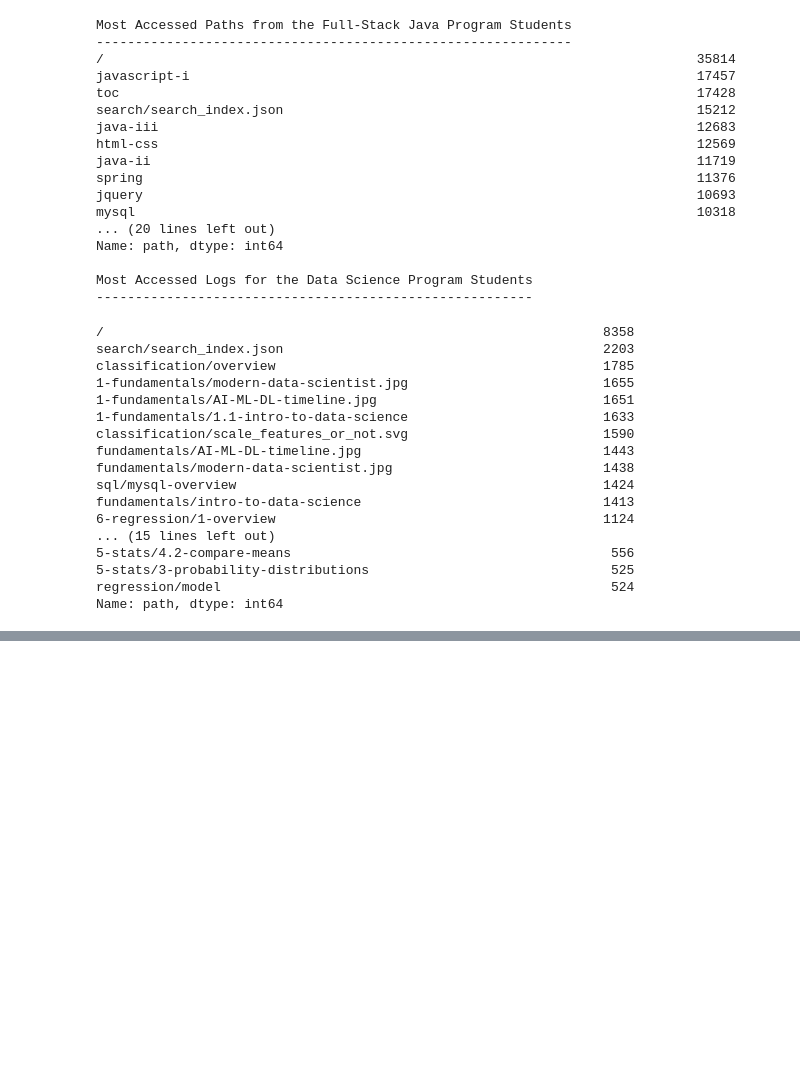
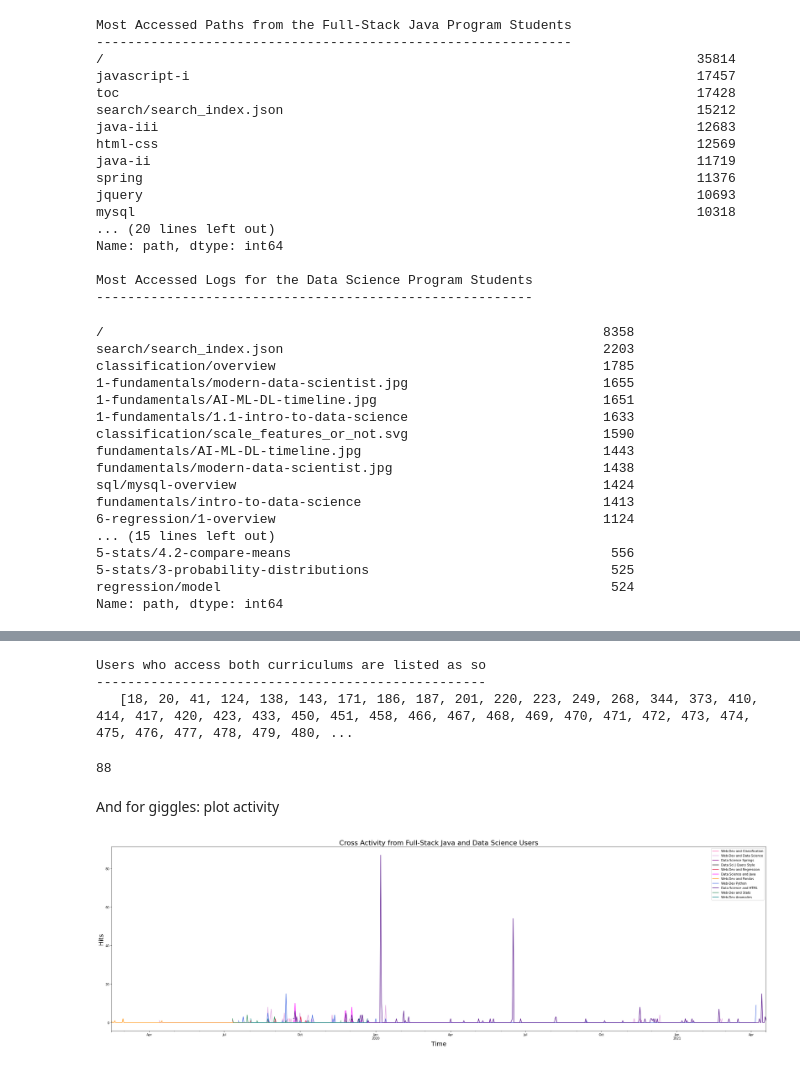
Before and after one commit to masonsherbondy/anomaly-detection-exercises, a Jupyter notebook: time_series_anomaly_detection.ipynb, the cells around one changed output, grey strips where cells are left out. Drawn from its saved outputs; the diff is of its cells as text; code cells hidden in the pictures; blank space fills up the shorter version.

```diff
--- a/time_series_anomaly_detection.ipynb
+++ b/time_series_anomaly_detection.ipynb
@@ -506,0 +494,72 @@ len(divergents)
+# %%
+# view some user ids that view popular material from another curriculum
+print(f'Users who access both curriculums are listed as so\n\
+--------------------------------------------------\n   {divergents}.')
+# %% [output]
+Users who access both curriculums are listed as so
+--------------------------------------------------
+   [18, 20, 41, 124, 138, 143, 171, 186, 187, 201, 220, 223, 249, 268, 344, 373, 410, 414, 417, 420, 423, 433, 450, 451, 458, 466, 467, 468, 469, 470, 471, 472, 473, 474, 475, 476, 477, 478, 479, 480, ...
+# %%
+# count number of divergents found
+len(divergents)
+# %% [output]
+88
+# %% [markdown]
+And for giggles: plot activity
+# %%
+plt.figure(figsize = (38, 11))    # create figure for plots
+
+plt.title('Cross Activity from Full-Stack Java and Data Science Users', size = 22)    # title
+
+java_regression = cross_activity.path.resample('D').count()    # resample web dev users looking up regression
+
+ds_java = cross_active.path.resample('D').count()    # resample data science users looking up java
+
+java_pandas = cross_activity2.path.resample('D').count()    # resample web dev users looking up pandas
+
+java_python = cross_activity3.path.resample('D').count()    # resample web dev users looking up python
+
+ds_html = cross_active2.path.resample('D').count()    # resample data science users looking up html
+
+java_stats = cross_activity4.path.resample('D').count()    # resample web dev users looking up stats
+
+jawa_anomaly = cross_activity5.path.resample('D').count()    # resample web dev users looking up anomaly material
+
+cross_act6 = cross_activity6.path.resample('D').count()    # resample web dev and classification logs
+
+cross_act7 = cross_activity7.path.resample('D').count()    # resample web dev and classification logs
+
+cross_act3 = cross_active3.path.resample('D').count()    # resample data science research into spring
+
+cross_act4 = cross_active4.path.resample('D').count()    # resample data science research into jquery
+
+
+cross_act6.plot(color = 'hotpink', label = 'Web-Dev and Classification')    # plot web dev and classification logs
+
+cross_act7.plot(color = 'plum', label = 'Web-Dev and Data Science')     # plot web dev data science paths
+
+cross_act3.plot(color = 'darkmagenta', label = 'Data Science Springs')    # plot data science research into spring
+
+cross_act4.plot(color = 'black', label = 'Data Sci J Query Style')    # plot data science research into jquery
+
+java_regression.plot(color = 'crimson', label = 'Web-Dev and Regression')   # plot web dev user activity in regards to regression
+
+ds_java.plot(color = 'magenta', label =  'Data Science and Java')    # plot data science user activity in regards to java
+
+java_pandas.plot(color = 'darkorange', label = 'Web-Dev and Pandas')    # plot web dev users looking up pandas
+
+java_python.plot(color = 'royalblue', label = 'Web-Dev Python')    # plot we dev users looking up python
+
+ds_html.plot(color = 'indigo', label = 'Data Science and HTML')    # plot data science users looking up html
+
+java_stats.plot(color = 'seagreen', label = 'Web-Dev and Stats')    # plot web dev users researching stats
+
+jawa_anomaly.plot(color = 'teal', label = 'Web-Dev Anomalies')    # plot web dev users looking up anomaly material
+
+plt.legend()    # include legend
+
+plt.ylabel('Hits', size = 20)    # label y-axis
+
+plt.xlabel('Time', size = 20);    # label x-axis
+# %% [output]
+[figure, added]
```
Also changed, not shown: parts of 26 cells of this notebook.
